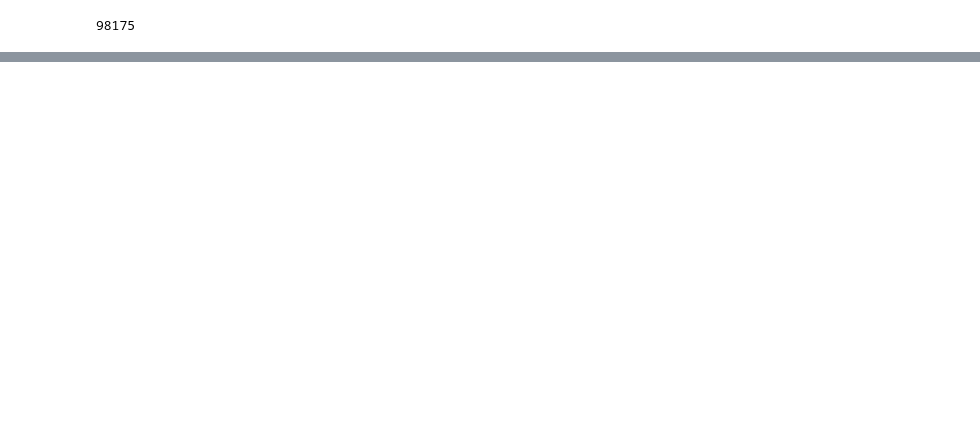
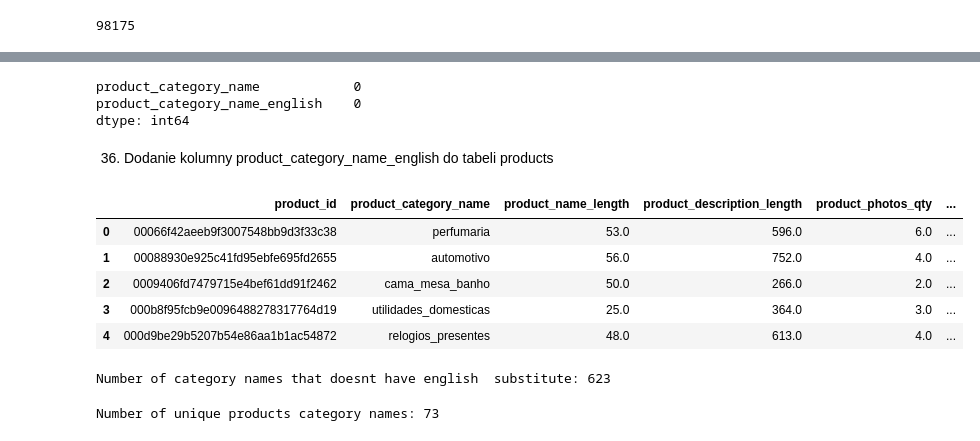
Before and after one commit to PatrykW7/Olist_E-commerce_Analytics_Platform, a Jupyter notebook: olist_pro/Transformations.ipynb, the cells around one changed output, grey strips where cells are left out. Saved outputs shown, nothing was run; the diff lists cells and outputs as text; code cells hidden in the pictures; blank space fills up the shorter version.

```diff
--- a/olist_pro/Transformations.ipynb
+++ b/olist_pro/Transformations.ipynb
@@ -1347,0 +1377,3 @@ len(merged_customers_sellers_geolocation)
+# %%
+df_product_category_translations = pd.read_sql('SELECT * FROM dbo.product_category_translation', engine)
+df_product_category_translations.head()
@@ -1347,0 +1399,26 @@ len(merged_customers_sellers_geolocation)
+# %%
+df_product_category_translations.isna().sum()
+# %% [output]
+product_category_name            0
+product_category_name_english    0
+dtype: int64
+# %% [markdown]
+36. Dodanie kolumny product_category_name_english do tabeli products
+# %%
+df_products = df_products.merge(df_product_category_translations[["product_category_name", "product_category_name_english"]], how = "left", on="product_category_name")
+df_products.head()
+# %% [output]
+|  | product_id | product_category_name | product_name_length | product_description_length | product_photos_qty | ... |
+| 0 | 00066f42aeeb9f3007548bb9d3f33c38 | perfumaria | 53.0 | 596.0 | 6.0 | ... |
+| 1 | 00088930e925c41fd95ebfe695fd2655 | automotivo | 56.0 | 752.0 | 4.0 | ... |
+| 2 | 0009406fd7479715e4bef61dd91f2462 | cama_mesa_banho | 50.0 | 266.0 | 2.0 | ... |
+| 3 | 000b8f95fcb9e0096488278317764d19 | utilidades_domesticas | 25.0 | 364.0 | 3.0 | ... |
+| 4 | 000d9be29b5207b54e86aa1b1ac54872 | relogios_presentes | 48.0 | 613.0 | 4.0 | ... |
+# %%
+print(f"Number of category names that doesnt have english  substitute: {df_products["product_category_name_english_y"].isna().sum()}")
+# %% [output]
+Number of category names that doesnt have english  substitute: 623
+# %%
+print(f"Number of unique products category names: {df_products["product_category_name"].nunique()}")
+# %% [output]
+Number of unique products category names: 73
```
Also changed, not shown: parts of 15 cells of this notebook.
